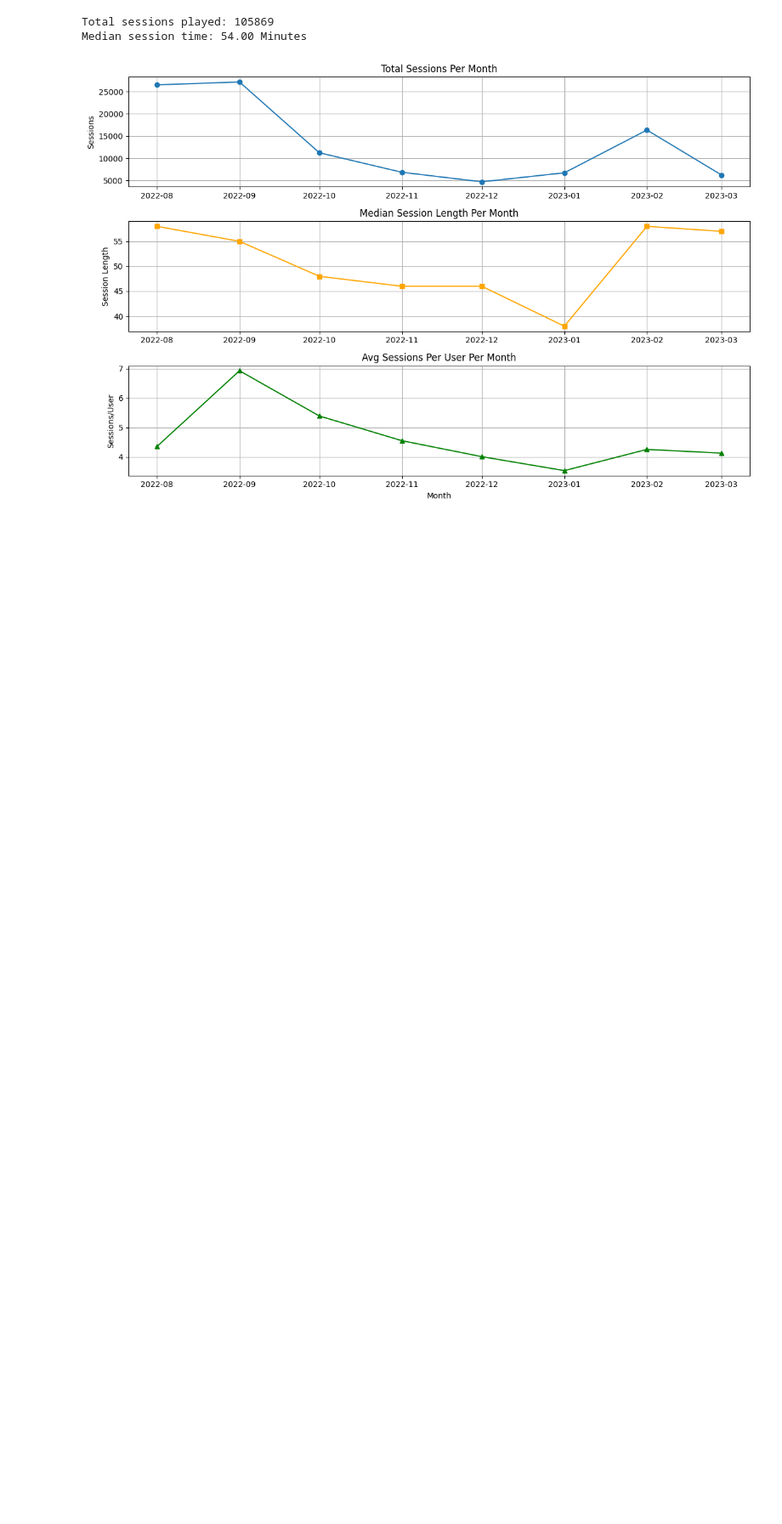
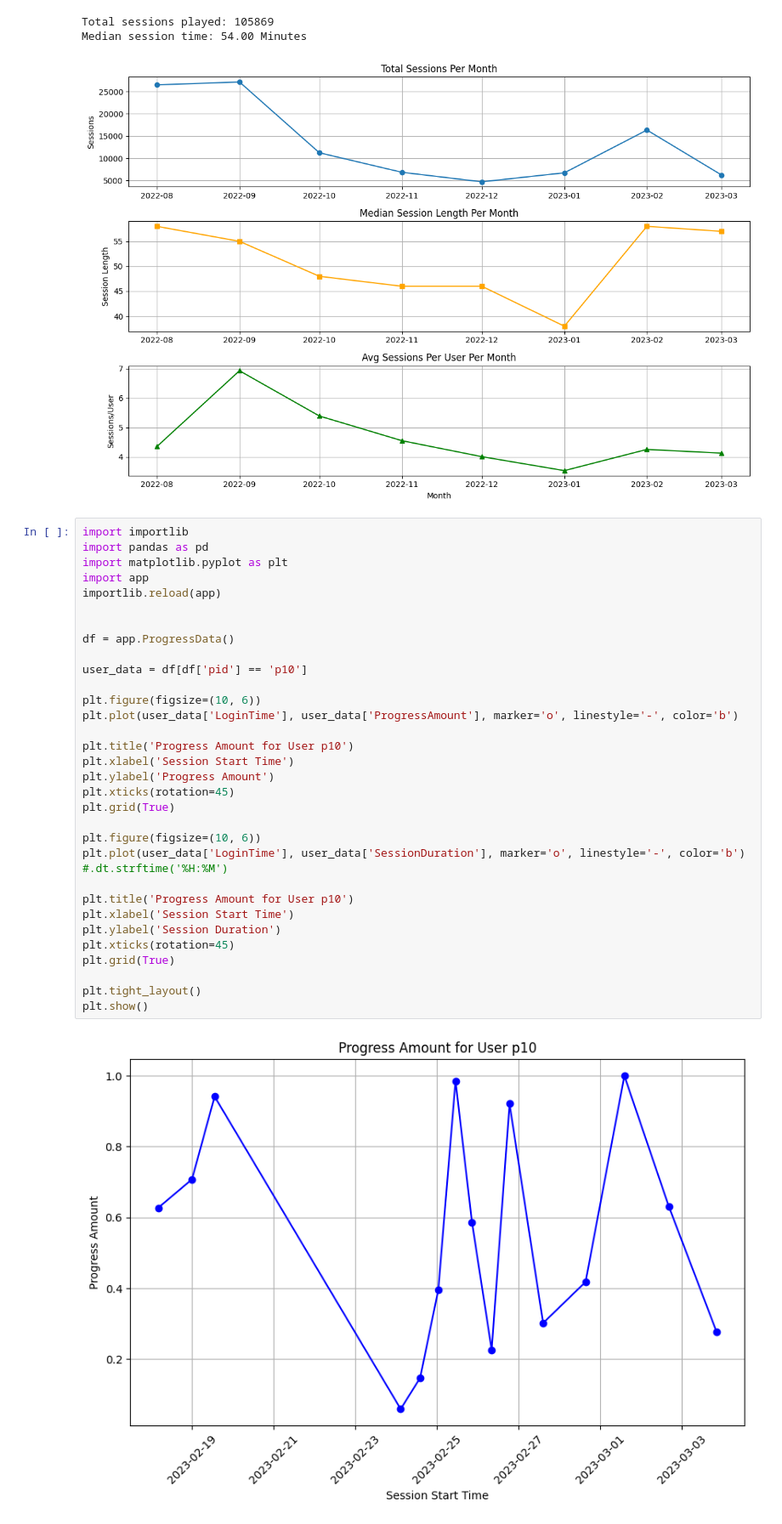
Before and after one commit to itcOnlineGaming/GA_25_P1_Part3_Ruslan_Gavrilov, a Jupyter notebook: notebook.ipynb, the cells around one changed output. Shown at 85% size. Drawn from its saved outputs; the diff is of its cells as text; blank space fills up the shorter version.

Commit message:
#3.7 Player progression analysis

```diff
--- a/notebook.ipynb
+++ b/notebook.ipynb
@@ -210,3 +210,37 @@ plt.show()
 Total sessions played: 105869
 Median session time: 54.00 Minutes
 [figure]
+# %%
+import importlib
+import pandas as pd
+import matplotlib.pyplot as plt
+import app
+importlib.reload(app)
+
+
+df = app.ProgressData()
+
+user_data = df[df['pid'] == 'p10']
+
+plt.figure(figsize=(10, 6))
+plt.plot(user_data['LoginTime'], user_data['ProgressAmount'], marker='o', linestyle='-', color='b')
+
+plt.title('Progress Amount for User p10')
+plt.xlabel('Session Start Time')
+plt.ylabel('Progress Amount')
+plt.xticks(rotation=45)
+plt.grid(True)
+
+plt.figure(figsize=(10, 6))
+plt.plot(user_data['LoginTime'], user_data['SessionDuration'], marker='o', linestyle='-', color='b') #.dt.strftime('%H:%M')
+
+plt.title('Progress Amount for User p10')
+plt.xlabel('Session Start Time')
+plt.ylabel('Session Duration')
+plt.xticks(rotation=45)
+plt.grid(True)
+
+plt.tight_layout()
+plt.show()
+# %% [output]
+[figure, added]
```
Also changed, not shown: parts of 1 cell of this notebook, 1 other file.
